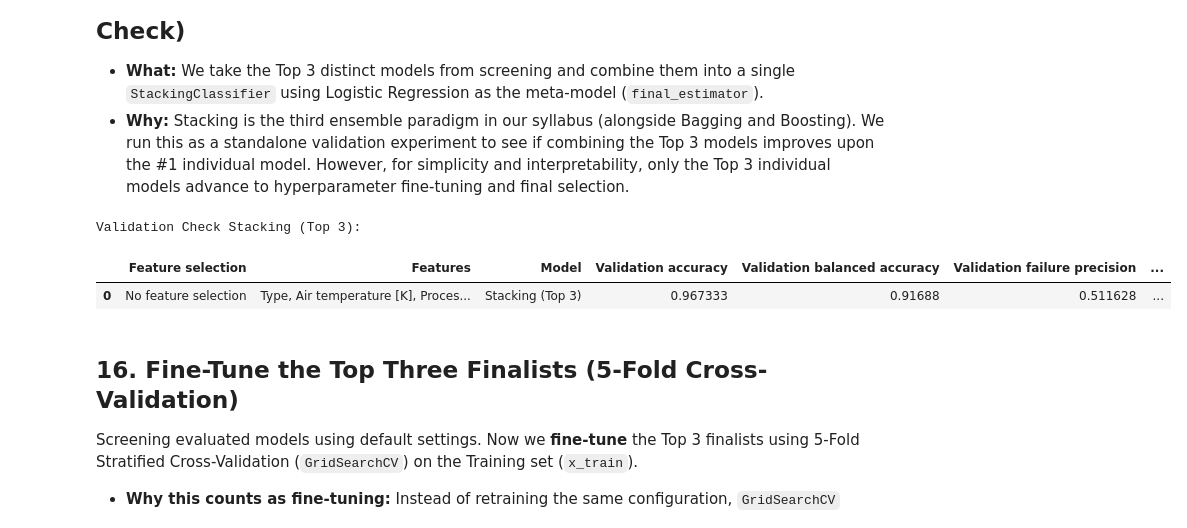
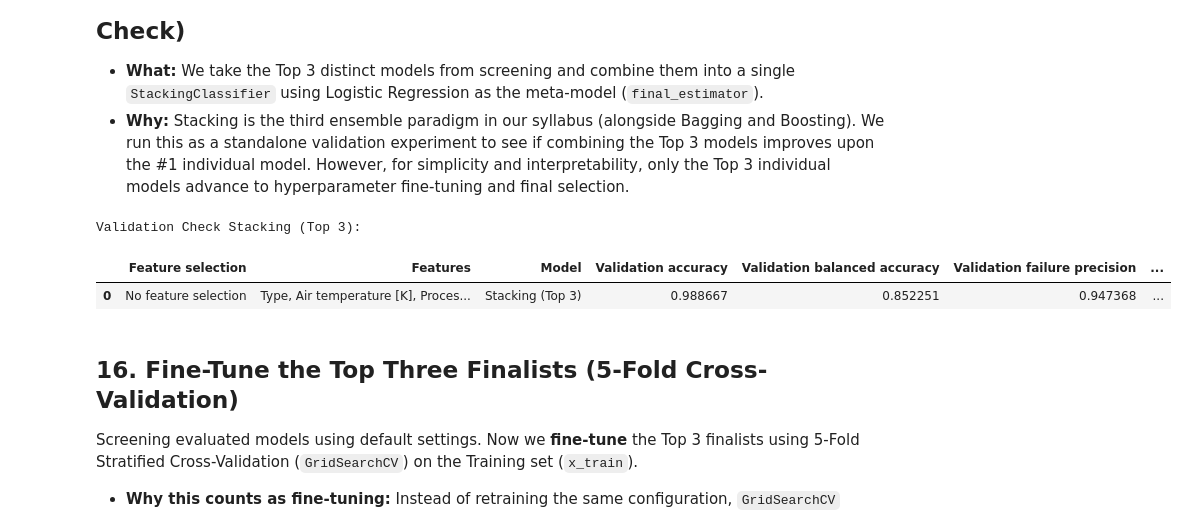
Before and after one commit to sotheasokea/ML_Term_Project, a Jupyter notebook: Predictive_Maintenance_Version 2_Res.ipynb, the cells around one changed output. Drawn from its saved outputs; the diff is of its cells as text; code cells hidden in the pictures.

```diff
--- a/Predictive_Maintenance_Version 2_Res.ipynb
+++ b/Predictive_Maintenance_Version 2_Res.ipynb
@@ -481,6 +492,7 @@ selection_models = {
 
 def evaluate_selected_features(selection_name, selected_features):
     """Fit all screening models on x_train[selected_features] and evaluate on x_val."""
+    selected_features = [col for col in x_train.columns if col in selected_features]
     rows = []
     for model_name, model in selection_models.items():
         fitted_model = clone(model)
@@ -1087,15 +1107,19 @@ Top 3 distinct model candidates advancing to Hyperparameter Fine-Tuning:
 - **What:** We take the Top 3 distinct models from screening and combine them into a single `StackingClassifier` using Logistic Regression as the meta-model (`final_estimator`).
 - **Why:** Stacking is the third ensemble paradigm in our syllabus (alongside Bagging and Boosting). We run this as a standalone validation experiment to see if combining the Top 3 models improves upon the #1 individual model. However, for simplicity and interpretability, only the Top 3 individual models advance to hyperparameter fine-tuning and final selection.
 # %%
+# Always pick the top 3 distinct model families as base learners for Stacking
+stacking_base_rows = unique_combinations.sort_values(
+    PRIMARY_SORT_METRICS + ["Model"], ascending=[False, False, False, False, True], kind="mergesort"
+).drop_duplicates(subset=["Model"], keep="first").head(3)
+
+base_learners = [
+    (row["Model"].lower().replace(" ", "_"), rebuild_model(row["Model"]))
+    for _, row in stacking_base_rows.iterrows()
+]
+
 def rebuild_model(model_name):
     """Return a fresh (unfitted) copy of a screening model by name."""
     return clone(selection_models[model_name])
-
-# Build base learners from the Top 3 screening models
-base_learners = []
-for idx, row in top_three_candidates.iterrows():
-    name = row["Model"].lower().replace(" ", "_")
-    base_learners.append((name, rebuild_model(row["Model"])))
 
 # Use the feature set from the Top 1 screening candidate
 best_candidate = top_three_candidates.iloc[0]
@@ -1107,7 +1131,7 @@ else:
 stacking_model = StackingClassifier(
     estimators=base_learners,
     final_estimator=LogisticRegression(
-        max_iter=2000, class_weight="balanced", random_state=RANDOM_STATE
+        max_iter=2000, random_state=RANDOM_STATE
     ),
     cv=CV_FOLDS,
     n_jobs=-1,
@@ -1115,34 +1139,34 @@ stacking_model = StackingClassifier(
 
 # Fit on training data and evaluate on validation data only
 stacking_model.fit(x_train[stacking_features], y_train)
 stacking_preds = stacking_model.predict(x_val[stacking_features])
 stacking_report = classification_report(
     y_val, stacking_preds, output_dict=True, zero_division=0
 )
 tn, fp, fn, tp = confusion_matrix(
     y_val, stacking_preds, labels=[0, 1]
 ).ravel()
 
 stacking_row = {
     "Feature selection": best_candidate["Feature selection"],
     "Features": ", ".join(stacking_features),
     "Model": "Stacking (Top 3)",
     "Validation accuracy": stacking_report["accuracy"],
     "Validation balanced accuracy": balanced_accuracy_score(y_val, stacking_preds),
     "Validation failure precision": stacking_report["1"]["precision"],
     "Validation failure recall": stacking_report["1"]["recall"],
     "Validation failure F1": stacking_report["1"]["f1-score"],
     "Validation missed failures": fn,
     "Validation false alarms": fp,
 }
 
 comparison_df = pd.DataFrame([stacking_row])
 print("Validation Check Stacking (Top 3):")
 display(comparison_df)
 # %% [output]
 Validation Check Stacking (Top 3):
 |  | Feature selection | Features | Model | Validation accuracy | Validation balanced accuracy | Validation failure precision | ... |
-| 0 | No feature selection | Type, Air temperature [K], Proces... | Stacking (Top 3) | 0.967333 | 0.91688 | 0.511628 | ... |
+| 0 | No feature selection | Type, Air temperature [K], Proces... | Stacking (Top 3) | 0.988667 | 0.852251 | 0.947368 | ... |
 # %% [markdown]
  ## 16. Fine-Tune the Top Three Finalists (5-Fold Cross-Validation)
 
```
Also changed, not shown: parts of 12 cells of this notebook, 4 other files.
